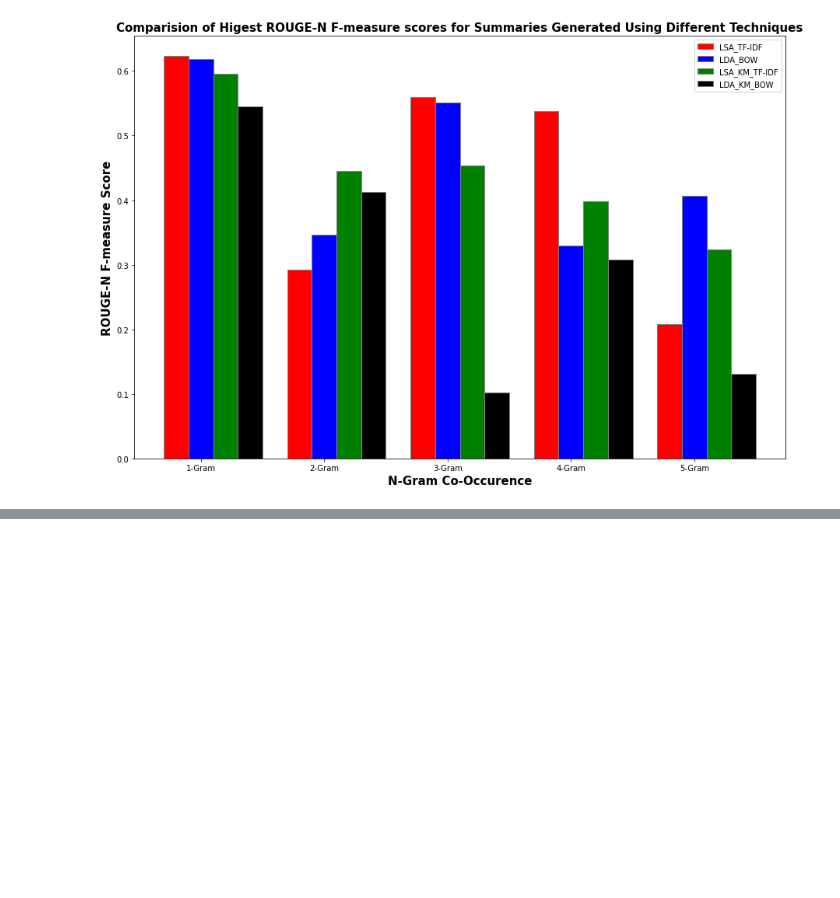
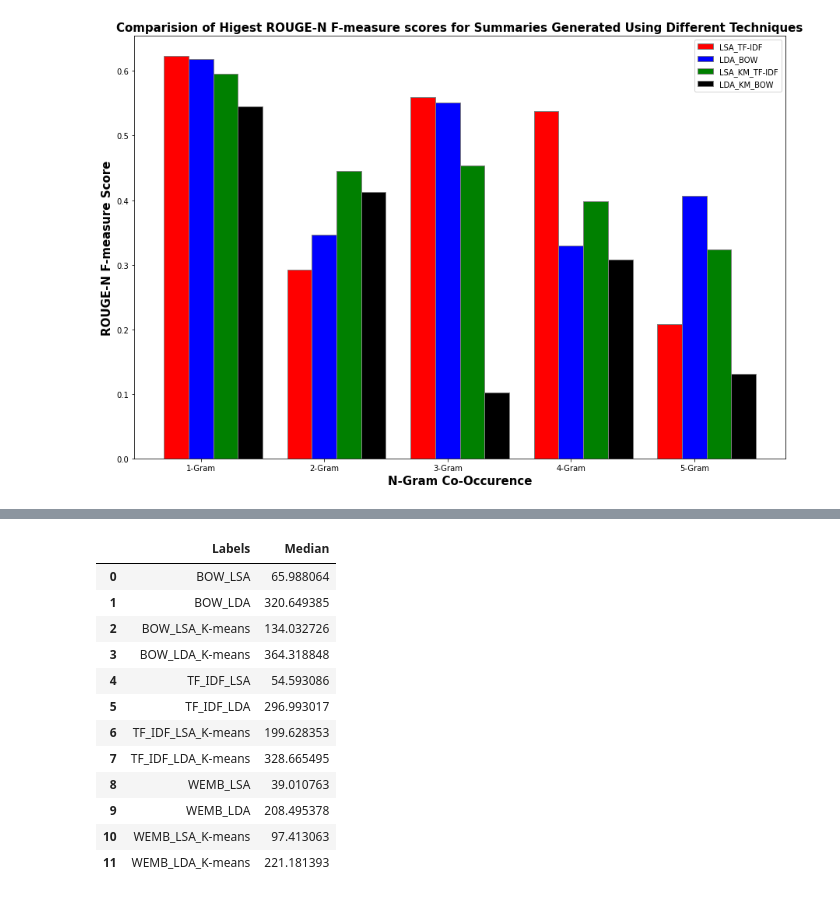
Before and after one commit to splAcharya/Extractive_Text_Summarization, a Jupyter notebook: ExTs.ipynb, the cells around one changed output, grey strips where cells are left out. Saved outputs shown, nothing was run; the diff lists cells and outputs as text; code cells hidden in the pictures; blank space fills up the shorter version.

```diff
--- a/ExTs.ipynb
+++ b/ExTs.ipynb
@@ -2180,0 +2218,56 @@ plt.show()
+# %%
+timingsDf = pd.DataFrame()
+
+timingsDf["Labels"]  = ["BOW_LSA",
+                        "BOW_LDA",
+
+                        "BOW_LSA_K-means",
+                        "BOW_LDA_K-means",
+
+                        "TF_IDF_LSA",
+                        "TF_IDF_LDA",
+
+                        "TF_IDF_LSA_K-means",
+                        "TF_IDF_LDA_K-means",
+
+                        "WEMB_LSA",
+                        "WEMB_LDA",
+
+                        "WEMB_LSA_K-means",
+                        "WEMB_LDA_K-means"]
+
+
+#final Averages
+timingsDf["Median"] = [averageTimingDf["BOW_LSA"].median(),
+                            averageTimingDf["BOW_LDA"].median(),
+
+                            averageTimingDf["BOW_KLSA"].median(),
+                            averageTimingDf["BOW_KLDA"].median(),
+
+                            averageTimingDf["TF_IDF_LSA"].median(),
+                            averageTimingDf["TF_IDF_LDA"].median(),
+
+                            averageTimingDf["TF_IDF_KLSA"].median(),
+                            averageTimingDf["TF_IDF_KLDA"].median(),
+
+                            averageTimingDf["WEMB_LSA"].median(),
+                            averageTimingDf["WEMB_LDA"].median(),
+
+                            averageTimingDf["WEMB_KLSA"].median(),
+                            averageTimingDf["WEMB_KLDA"].median()]
+
+timingsDf
+# %% [output]
+|  | Labels | Median |
+| 0 | BOW_LSA | 65.988064 |
+| 1 | BOW_LDA | 320.649385 |
+| 2 | BOW_LSA_K-means | 134.032726 |
+| 3 | BOW_LDA_K-means | 364.318848 |
+| 4 | TF_IDF_LSA | 54.593086 |
+| 5 | TF_IDF_LDA | 296.993017 |
+| 6 | TF_IDF_LSA_K-means | 199.628353 |
+| 7 | TF_IDF_LDA_K-means | 328.665495 |
+| 8 | WEMB_LSA | 39.010763 |
+| 9 | WEMB_LDA | 208.495378 |
+| 10 | WEMB_LSA_K-means | 97.413063 |
+| 11 | WEMB_LDA_K-means | 221.181393 |
```
Also changed, not shown: parts of 9 cells of this notebook.
